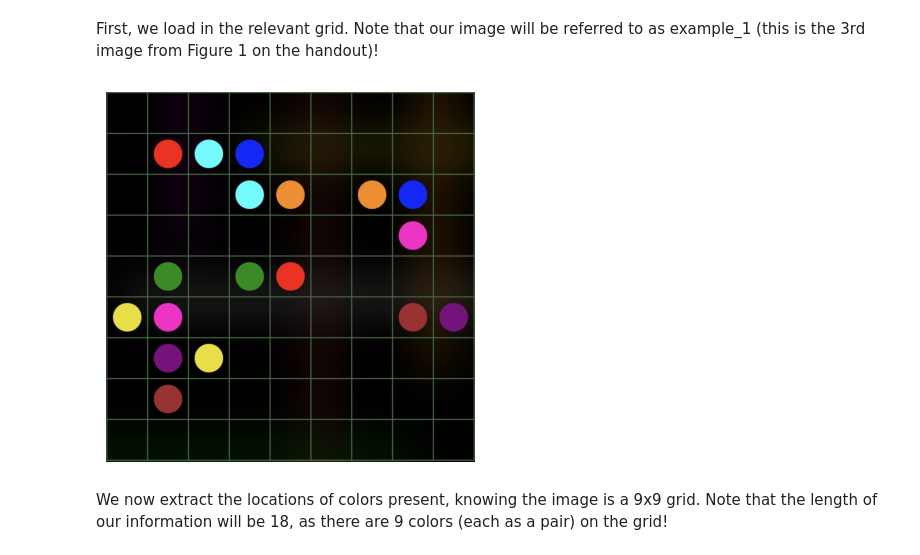
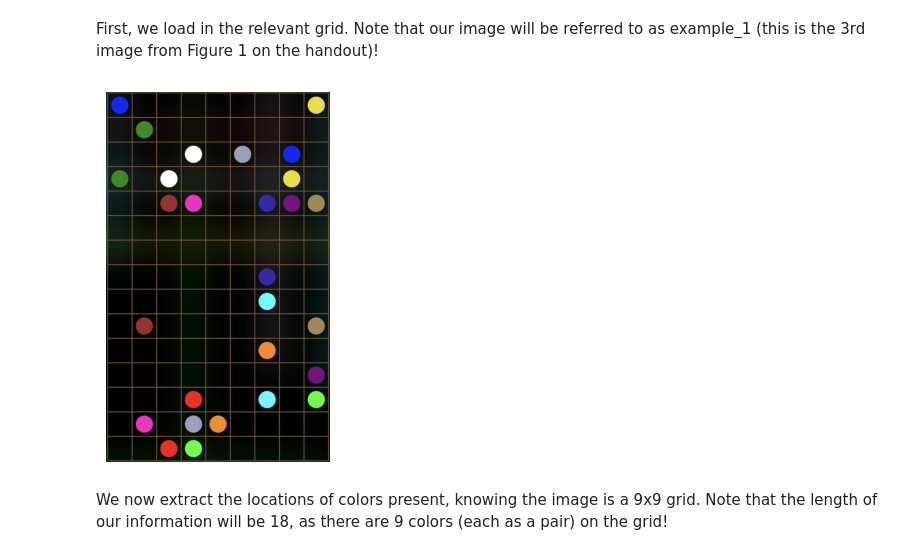
Before and after one commit to Mingbei-Liu/Flow, a Jupyter notebook: flow.ipynb, the cells around one changed output. Cells and saved outputs as stored; diff of their text form; code cells hidden in the pictures.

```diff
--- a/flow.ipynb
+++ b/flow.ipynb
@@ -13,12 +11,12 @@ ModuleNotFoundError: No module named 'pandas'
 # %% [markdown]
 First, we load in the relevant grid. Note that our image will be referred to as example_1 (this is the 3rd image from Figure 1 on the handout)!
 # %%
-img = flow.load_img("examples/example_1.png")
+img = flow.load_img("examples/example_4.png")
 plt.imshow(img)
 plt.axis('off')
 plt.show()
 # %% [output]
-[figure, old version]
+[figure, new version]
 # %% [markdown]
 We now extract the locations of colors present, knowing the image is a 9x9 grid. Note that the length of our information will be 18, as there are 9 colors (each as a pair) on the grid!
 # %%
```
Also changed, not shown: parts of 14 cells of this notebook, 1 other file.
